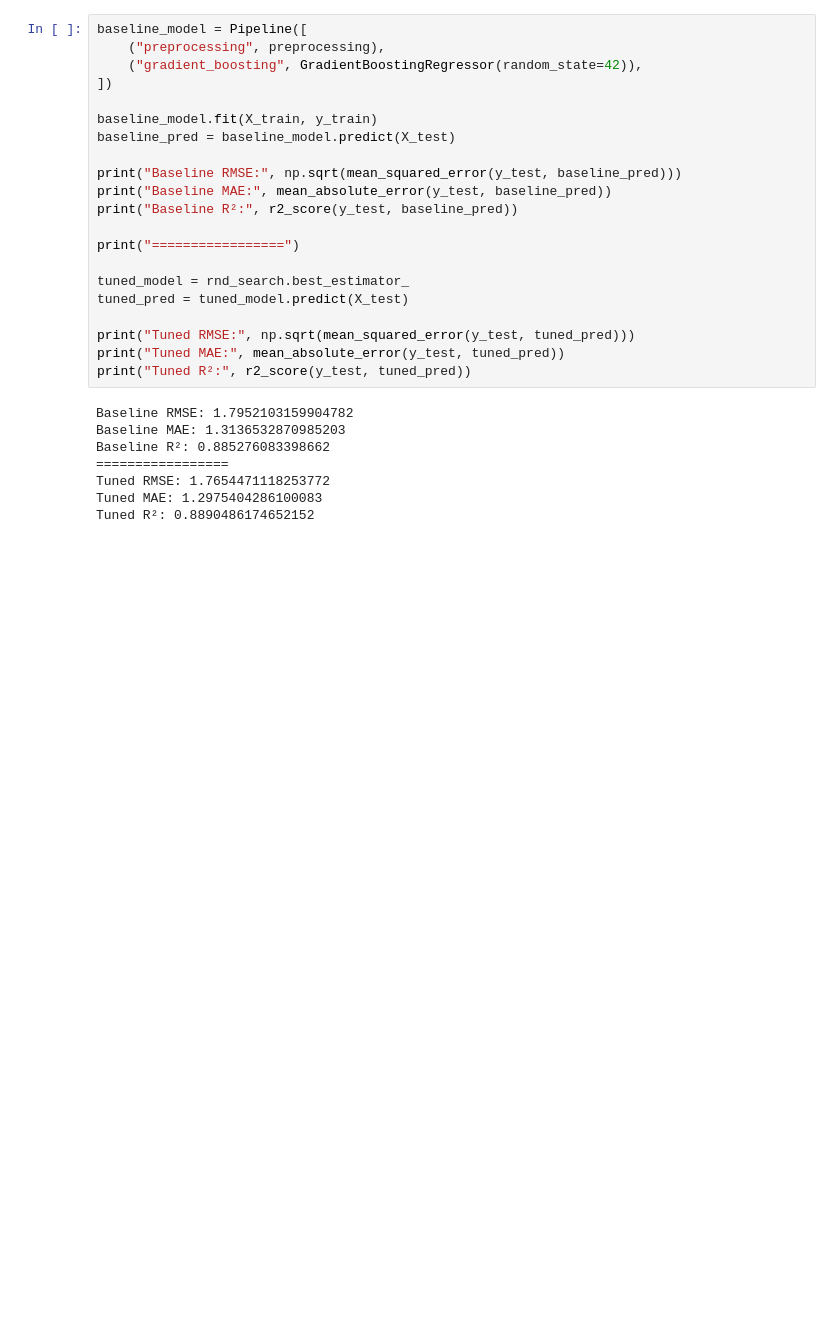
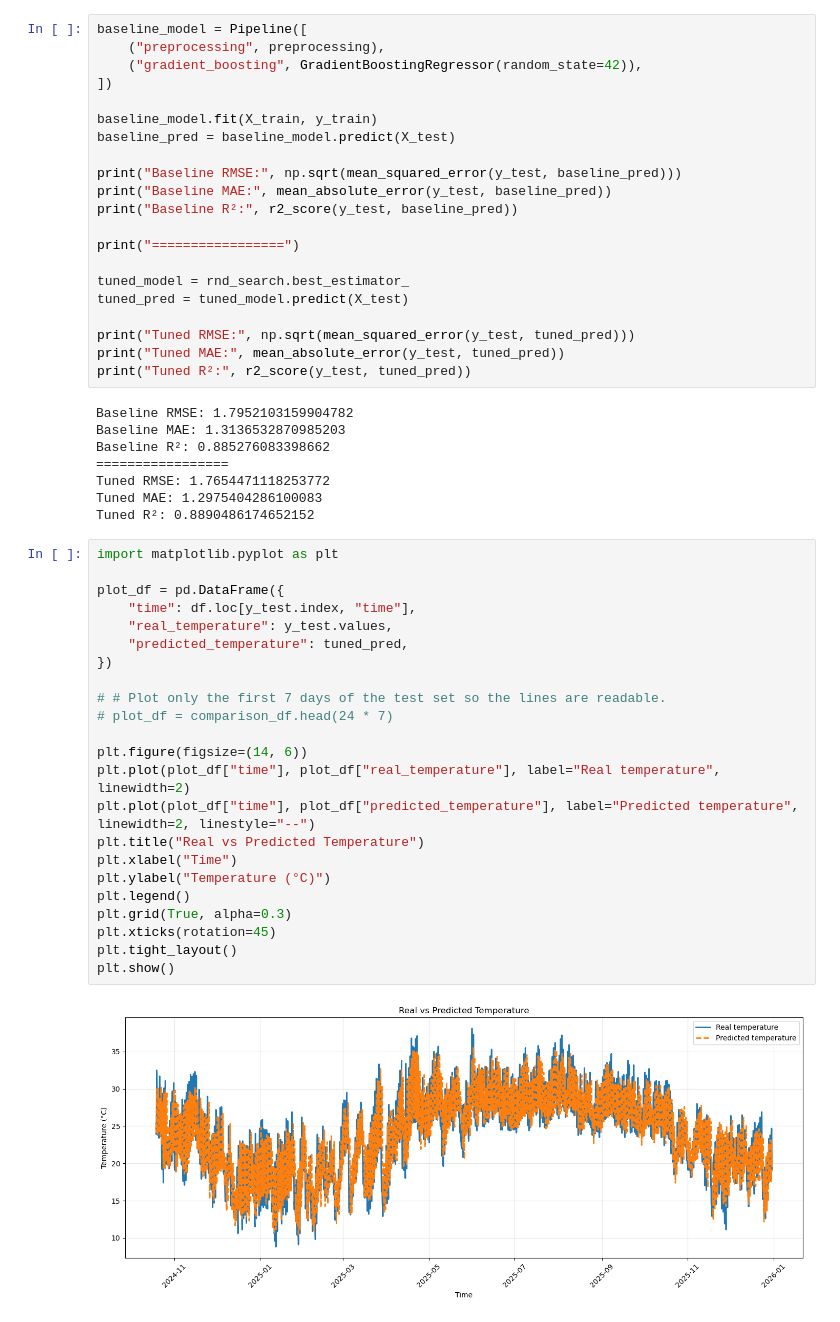
Before and after one commit to NamTe/MLE501_MSA36HN, a Jupyter notebook: temperature_prediction.ipynb, the cells around one changed output. Drawn from its saved outputs; the diff is of its cells as text; blank space fills up the shorter version.

Commit message:
Add diagram

```diff
--- a/temperature_prediction.ipynb
+++ b/temperature_prediction.ipynb
@@ -269,3 +269,28 @@ Baseline R²: 0.885276083398662
 Tuned RMSE: 1.7654471118253772
 Tuned MAE: 1.2975404286100083
 Tuned R²: 0.8890486174652152
+# %%
+import matplotlib.pyplot as plt
+
+plot_df = pd.DataFrame({
+    "time": df.loc[y_test.index, "time"],
+    "real_temperature": y_test.values,
+    "predicted_temperature": tuned_pred,
+})
+
+# # Plot only the first 7 days of the test set so the lines are readable.
+# plot_df = comparison_df.head(24 * 7)
+
+plt.figure(figsize=(14, 6))
+plt.plot(plot_df["time"], plot_df["real_temperature"], label="Real temperature", linewidth=2)
+plt.plot(plot_df["time"], plot_df["predicted_temperature"], label="Predicted temperature", linewidth=2, linestyle="--")
+plt.title("Real vs Predicted Temperature")
+plt.xlabel("Time")
+plt.ylabel("Temperature (°C)")
+plt.legend()
+plt.grid(True, alpha=0.3)
+plt.xticks(rotation=45)
+plt.tight_layout()
+plt.show()
+# %% [output]
+[figure, added]
```
